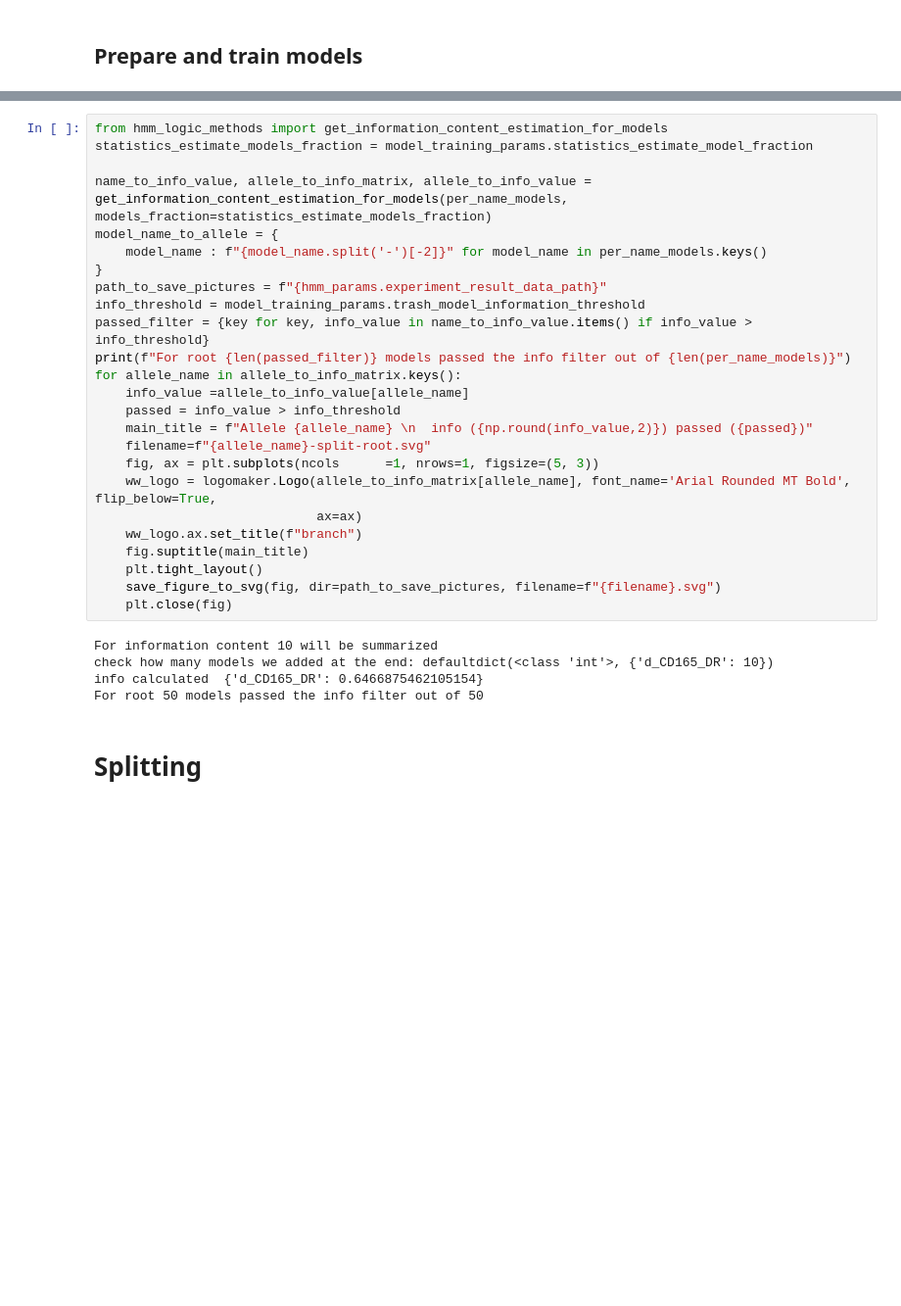
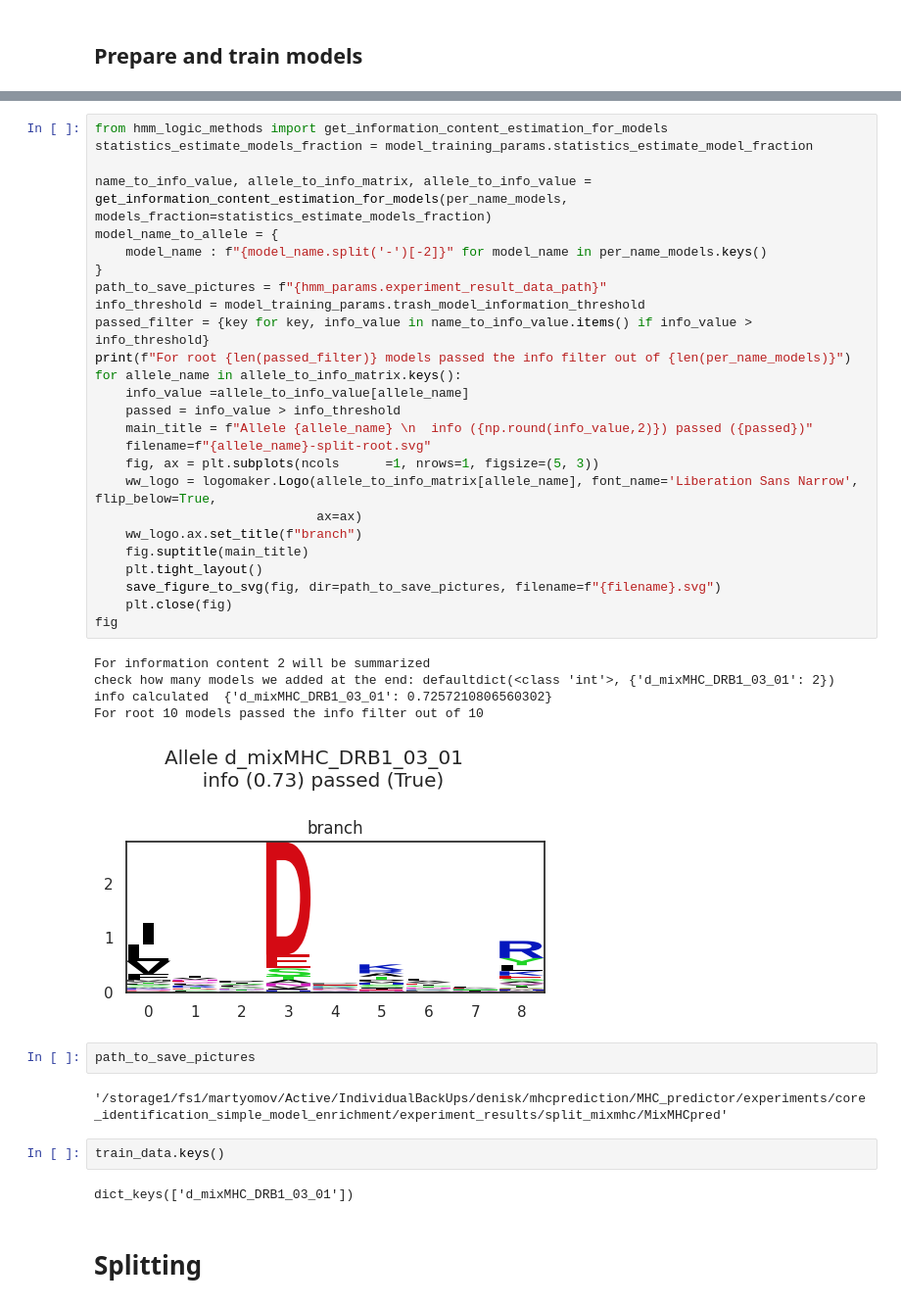
Before and after one commit to denklewer/MHC_predictor, a Jupyter notebook: experiments/core_identification_simple_model_enrichment/003_tr_hmm_batched_enrichment-mixmhc.ipynb, the cells around one changed output, grey strips where cells are left out. Shown at 98% size. Saved outputs shown, nothing was run; the diff lists cells and outputs as text; blank space fills up the shorter version.

```diff
--- a/experiments/core_identification_simple_model_enrichment/003_tr_hmm_batched_enrichment-mixmhc.ipynb
+++ b/experiments/core_identification_simple_model_enrichment/003_tr_hmm_batched_enrichment-mixmhc.ipynb
@@ -165,33 +263,43 @@ Subselect unique paths (if unique path argument passed)..
 # %%
 from hmm_logic_methods import get_information_content_estimation_for_models
 statistics_estimate_models_fraction = model_training_params.statistics_estimate_model_fraction
 
 name_to_info_value, allele_to_info_matrix, allele_to_info_value = get_information_content_estimation_for_models(per_name_models, models_fraction=statistics_estimate_models_fraction)
 model_name_to_allele = {
     model_name : f"{model_name.split('-')[-2]}" for model_name in per_name_models.keys()
 }
 path_to_save_pictures = f"{hmm_params.experiment_result_data_path}"
 info_threshold = model_training_params.trash_model_information_threshold
 passed_filter = {key for key, info_value in name_to_info_value.items() if info_value > info_threshold}
 print(f"For root {len(passed_filter)} models passed the info filter out of {len(per_name_models)}")
 for allele_name in allele_to_info_matrix.keys():
     info_value =allele_to_info_value[allele_name]
     passed = info_value > info_threshold
     main_title = f"Allele {allele_name} \n  info ({np.round(info_value,2)}) passed ({passed})"
     filename=f"{allele_name}-split-root.svg"
     fig, ax = plt.subplots(ncols      =1, nrows=1, figsize=(5, 3))
-    ww_logo = logomaker.Logo(allele_to_info_matrix[allele_name], font_name='Arial Rounded MT Bold', flip_below=True,
+    ww_logo = logomaker.Logo(allele_to_info_matrix[allele_name], font_name='Liberation Sans Narrow', flip_below=True,
                              ax=ax)
     ww_logo.ax.set_title(f"branch")
     fig.suptitle(main_title)
     plt.tight_layout()
     save_figure_to_svg(fig, dir=path_to_save_pictures, filename=f"{filename}.svg")
     plt.close(fig)
+fig
 # %% [output]
-For information content 10 will be summarized
-check how many models we added at the end: defaultdict(<class 'int'>, {'d_CD165_DR': 10})
-info calculated  {'d_CD165_DR': 0.6466875462105154}
-For root 50 models passed the info filter out of 50
+For information content 2 will be summarized
+check how many models we added at the end: defaultdict(<class 'int'>, {'d_mixMHC_DRB1_03_01': 2})
+info calculated  {'d_mixMHC_DRB1_03_01': 0.7257210806560302}
+For root 10 models passed the info filter out of 10
+[figure, added]
+# %%
+path_to_save_pictures
+# %% [output]
+'/storage1/fs1/martyomov/Active/IndividualBackUps/denisk/mhcprediction/MHC_predictor/experiments/core_identification_simple_model_enrichment/experiment_results/split_mixmhc/MixMHCpred'
+# %%
+train_data.keys()
+# %% [output]
+dict_keys(['d_mixMHC_DRB1_03_01'])
 # %% [markdown]
 # Splitting
 # %%
```
Also changed, not shown: parts of 21 cells of this notebook, 8 other files.
